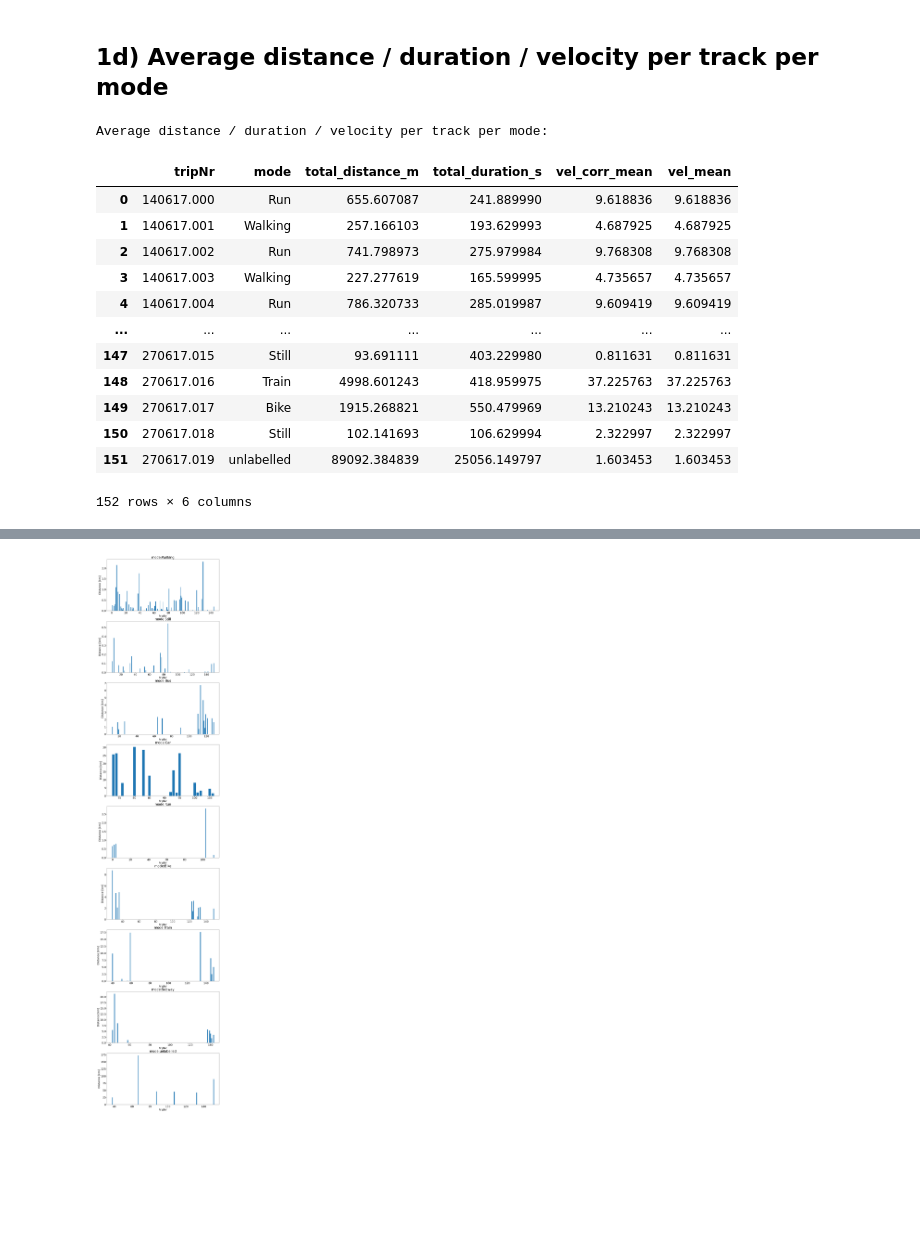
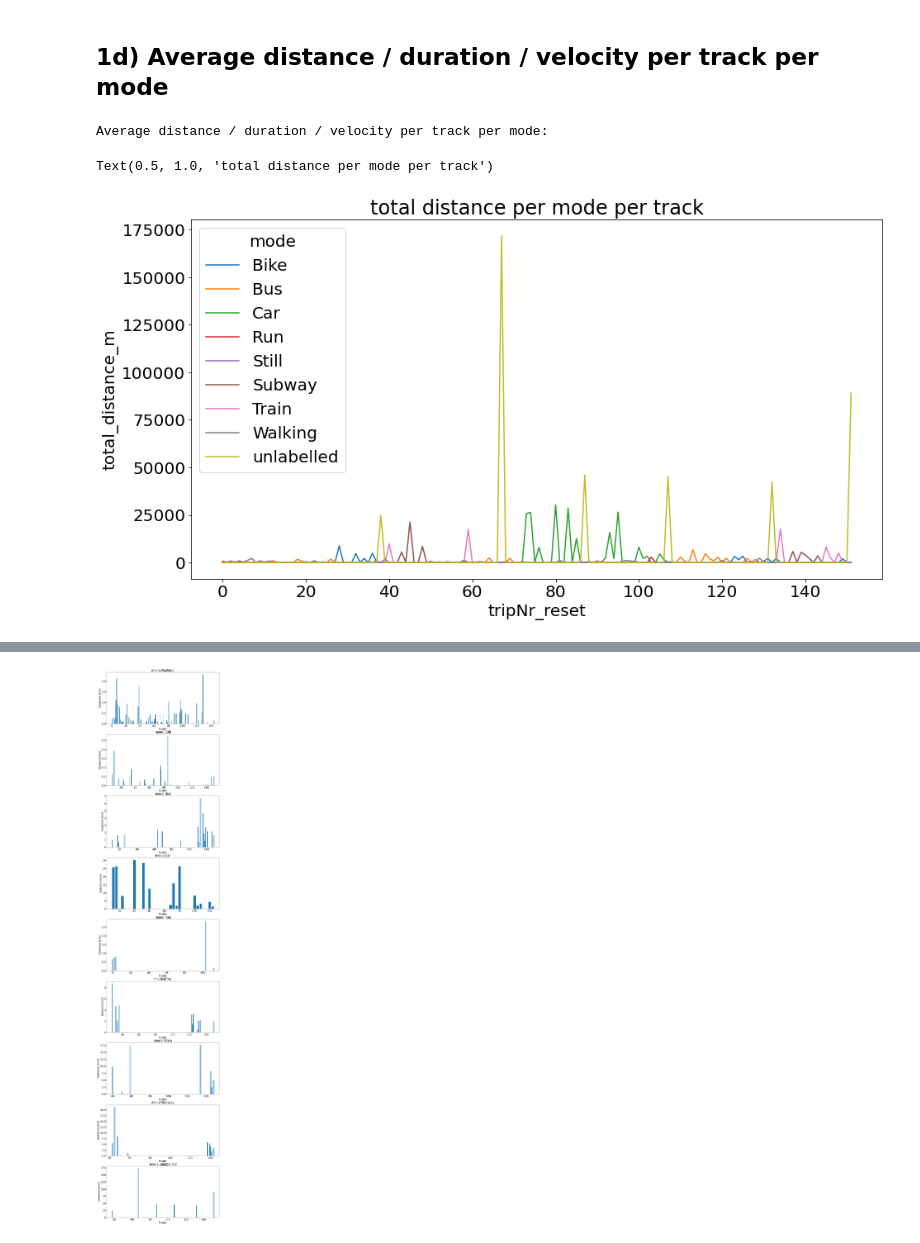
Before and after one commit to Eisoc/MDA0208, a Jupyter notebook: Visualization_I_Xiongzun.ipynb, the cells around one changed output, grey strips where cells are left out. Cells and saved outputs as stored; diff of their text form; code cells hidden in the pictures; blank space fills up the shorter version.

```diff
--- a/Visualization_I_Xiongzun.ipynb
+++ b/Visualization_I_Xiongzun.ipynb
@@ -270,27 +270,28 @@ unlabelled   1.846998 -0.023117   1.846998
 # %% [markdown]
 ## 1d) Average distance / duration / velocity per track per mode
 # %%
+# !pip install ipympl
+# %matplotlib notebook
 #use groupby to get total distance and duration
 a = gdf_o_outlier.groupby(['tripNr','mode'])[['d_dist','d_time']].sum()
 #use groupby to get average velocity and average corrected velocity
 b = gdf_o_outlier.groupby(['tripNr','mode'])[['vel_corr','vel']].mean()
 #merge above two df in order to get average distance / duration / velocity per track per mode
 gdf_join = a.merge(b,on = ['tripNr','mode'],how = 'left').rename(columns={'d_dist':'total_distance_m', 'd_time':'total_duration_s', 'vel_corr':'vel_corr_mean','vel':'vel_mean'}).reset_index()
 print('Average distance / duration / velocity per track per mode:\n')
 gdf_join.to_csv('average_distance_duration_velocity_per_track_per_mode.csv')
-gdf_join
+# gdf_join.unstack()
+gdf_join['tripNr_reset'] = gdf_join.index
+# gdf_join
+#transfer gdf in pivot table (total distance)
+gdf_pivot1 = gdf_join.pivot('tripNr_reset','mode','total_distance_m')
+gdf_pivot1 =gdf_pivot1.fillna(0)
+# plt.figure(figsize=(20, 20))
+gdf_pivot1.plot(figsize=(15, 8))
+plt.xlabel('tripNr_reset')
+plt.ylabel('total_distance_m')
+plt.title('total distance per mode per track')
 # %% [output]
 Average distance / duration / velocity per track per mode:
-|  | tripNr | mode | total_distance_m | total_duration_s | vel_corr_mean | vel_mean |
-| 0 | 140617.000 | Run | 655.607087 | 241.889990 | 9.618836 | 9.618836 |
-| 1 | 140617.001 | Walking | 257.166103 | 193.629993 | 4.687925 | 4.687925 |
-| 2 | 140617.002 | Run | 741.798973 | 275.979984 | 9.768308 | 9.768308 |
-| 3 | 140617.003 | Walking | 227.277619 | 165.599995 | 4.735657 | 4.735657 |
-| 4 | 140617.004 | Run | 786.320733 | 285.019987 | 9.609419 | 9.609419 |
-| ... | ... | ... | ... | ... | ... | ... |
-| 147 | 270617.015 | Still | 93.691111 | 403.229980 | 0.811631 | 0.811631 |
-| 148 | 270617.016 | Train | 4998.601243 | 418.959975 | 37.225763 | 37.225763 |
-| 149 | 270617.017 | Bike | 1915.268821 | 550.479969 | 13.210243 | 13.210243 |
-| 150 | 270617.018 | Still | 102.141693 | 106.629994 | 2.322997 | 2.322997 |
-| 151 | 270617.019 | unlabelled | 89092.384839 | 25056.149797 | 1.603453 | 1.603453 |
-152 rows × 6 columns
+Text(0.5, 1.0, 'total distance per mode per track')
+[figure, added]
```
Also changed, not shown: parts of 7 cells of this notebook.
